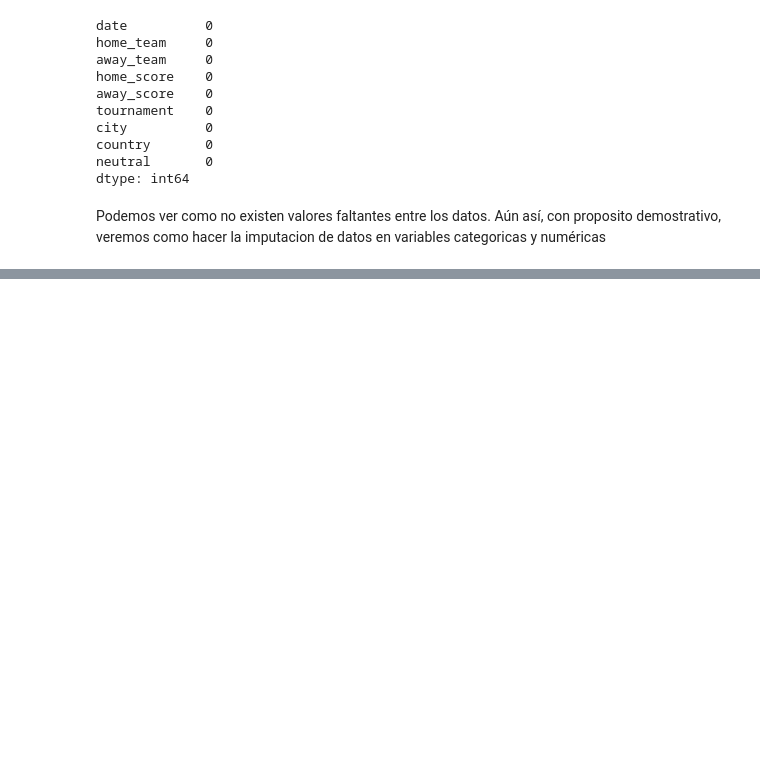
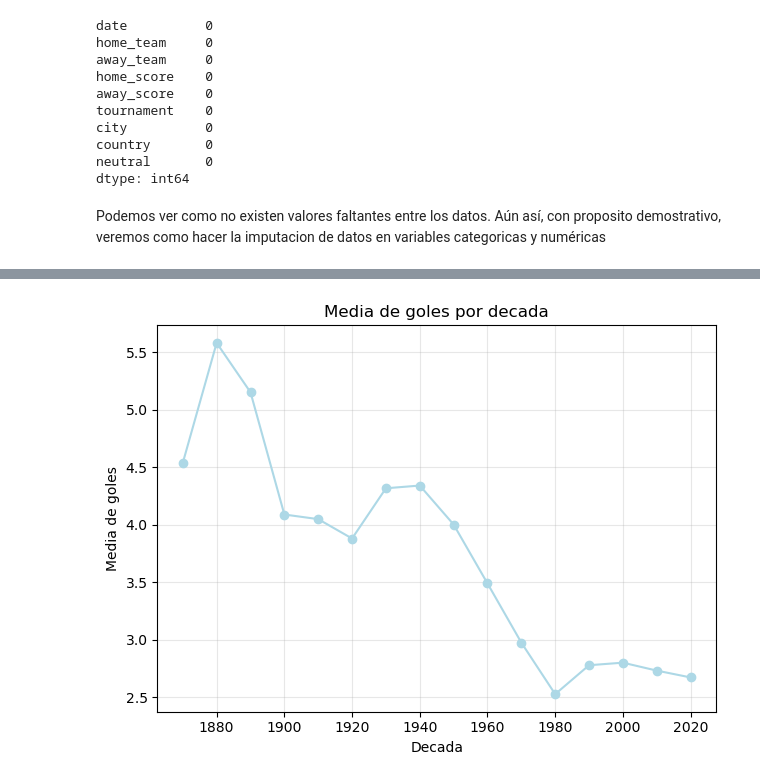
Before and after one commit to nestorojeda/MatematicasFeedback, a Jupyter notebook: code/notebook.ipynb, the cells around one changed output, grey strips where cells are left out. Saved outputs shown, nothing was run; the diff lists cells and outputs as text; code cells hidden in the pictures; blank space fills up the shorter version.

```diff
--- a/code/notebook.ipynb
+++ b/code/notebook.ipynb
@@ -85,0 +134,12 @@ for column in results_df.select_dtypes(include=['float64', 'int64']).columns:
+# %%
+results_df['total_goals'] = results_df['home_score'] + results_df['away_score']
+decade_goals = results_df.groupby('decade')['total_goals'].mean()
+plt.plot(decade_goals.index, decade_goals.values, marker='o', color='lightblue')
+plt.title('Media de goles por decada')
+plt.xlabel('Decada')
+plt.ylabel('Media de goles')
+plt.grid(True, alpha=0.3)
+plt.tight_layout()
+plt.show()
+# %% [output]
+[figure, added]
```
Also changed, not shown: parts of 4 cells of this notebook.
